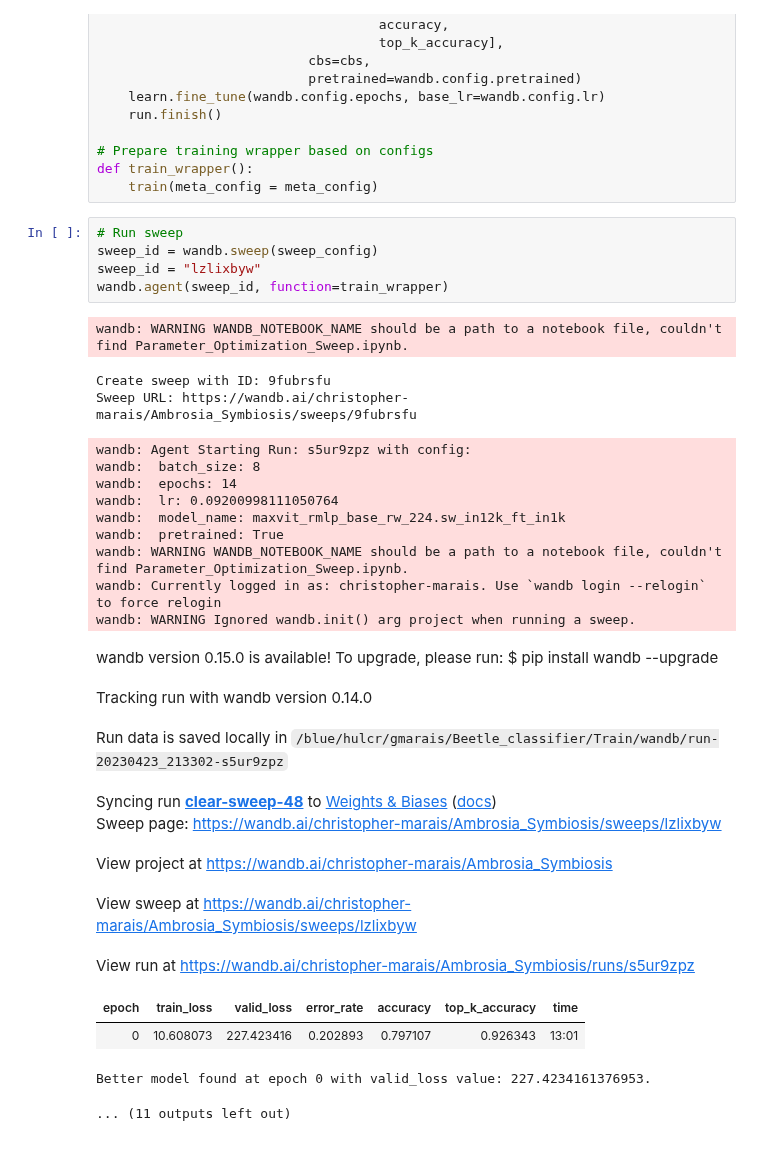
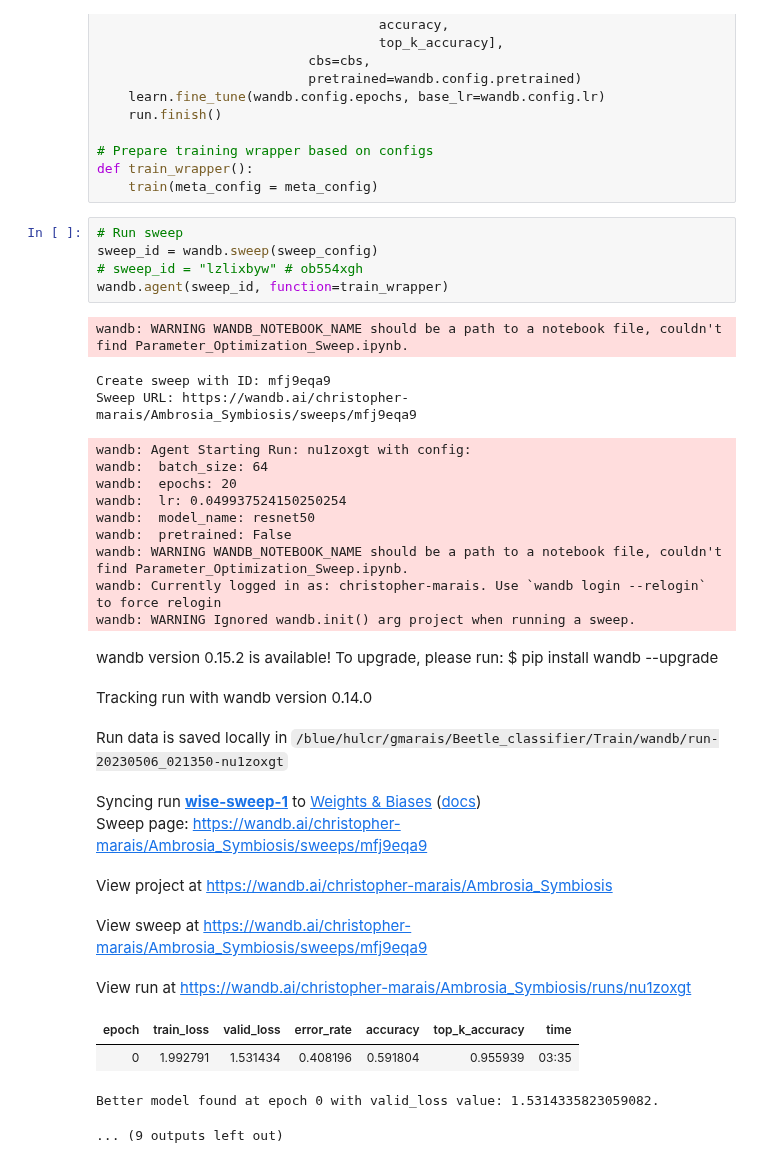
Before and after one commit to ChristopherMarais/Beetle_classifier, a Jupyter notebook: Train/Sweep.ipynb, the cells around one changed output. Drawn from its saved outputs; the diff is of its cells as text.

```diff
--- a/Train/Sweep.ipynb
+++ b/Train/Sweep.ipynb
@@ -124,30 +124,30 @@ def train_wrapper():
 # %%
 # Run sweep
 sweep_id = wandb.sweep(sweep_config)
-sweep_id = "lzlixbyw"
+# sweep_id = "lzlixbyw" # ob554xgh
 wandb.agent(sweep_id, function=train_wrapper)
 # %% [output]
 wandb: WARNING WANDB_NOTEBOOK_NAME should be a path to a notebook file, couldn't find Parameter_Optimization_Sweep.ipynb.
-Create sweep with ID: 9fubrsfu
-Sweep URL: https://wandb.ai/christopher-marais/Ambrosia_Symbiosis/sweeps/9fubrsfu
+Create sweep with ID: mfj9eqa9
+Sweep URL: https://wandb.ai/christopher-marais/Ambrosia_Symbiosis/sweeps/mfj9eqa9
-wandb: Agent Starting Run: s5ur9zpz with config:
-wandb:  batch_size: 8
-wandb:  epochs: 14
-wandb:  lr: 0.09200998111050764
-wandb:  model_name: maxvit_rmlp_base_rw_224.sw_in12k_ft_in1k
-wandb:  pretrained: True
+wandb: Agent Starting Run: nu1zoxgt with config:
+wandb:  batch_size: 64
+wandb:  epochs: 20
+wandb:  lr: 0.049937524150250254
+wandb:  model_name: resnet50
+wandb:  pretrained: False
 wandb: WARNING WANDB_NOTEBOOK_NAME should be a path to a notebook file, couldn't find Parameter_Optimization_Sweep.ipynb.
 wandb: Currently logged in as: christopher-marais. Use `wandb login --relogin` to force relogin
 wandb: WARNING Ignored wandb.init() arg project when running a sweep.
-wandb version 0.15.0 is available! To upgrade, please run: $ pip install wandb --upgrade
+wandb version 0.15.2 is available! To upgrade, please run: $ pip install wandb --upgrade
 Tracking run with wandb version 0.14.0
-Run data is saved locally in /blue/hulcr/gmarais/Beetle_classifier/Train/wandb/run-20230423_213302-s5ur9zpz
+Run data is saved locally in /blue/hulcr/gmarais/Beetle_classifier/Train/wandb/run-20230506_021350-nu1zoxgt
-Syncing run clear-sweep-48 to Weights & Biases (docs)
-Sweep page: https://wandb.ai/christopher-marais/Ambrosia_Symbiosis/sweeps/lzlixbyw
+Syncing run wise-sweep-1 to Weights & Biases (docs)
+Sweep page: https://wandb.ai/christopher-marais/Ambrosia_Symbiosis/sweeps/mfj9eqa9
 View project at https://wandb.ai/christopher-marais/Ambrosia_Symbiosis
-View sweep at https://wandb.ai/christopher-marais/Ambrosia_Symbiosis/sweeps/lzlixbyw
+View sweep at https://wandb.ai/christopher-marais/Ambrosia_Symbiosis/sweeps/mfj9eqa9
-View run at https://wandb.ai/christopher-marais/Ambrosia_Symbiosis/runs/s5ur9zpz
+View run at https://wandb.ai/christopher-marais/Ambrosia_Symbiosis/runs/nu1zoxgt
 | epoch | train_loss | valid_loss | error_rate | accuracy | top_k_accuracy | time |
-| 0 | 10.608073 | 227.423416 | 0.202893 | 0.797107 | 0.926343 | 13:01 |
+| 0 | 1.992791 | 1.531434 | 0.408196 | 0.591804 | 0.955939 | 03:35 |
-Better model found at epoch 0 with valid_loss value: 227.4234161376953.
+Better model found at epoch 0 with valid_loss value: 1.5314335823059082.
-... (11 outputs left out)
+... (9 outputs left out)
```
Also changed, not shown: 2 other files.
